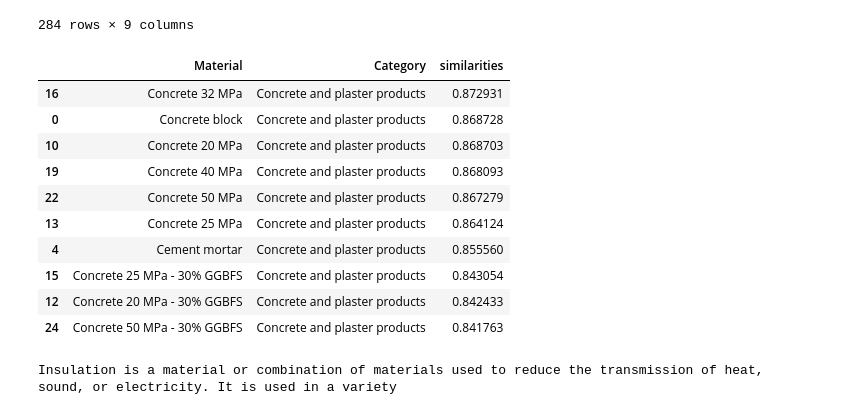
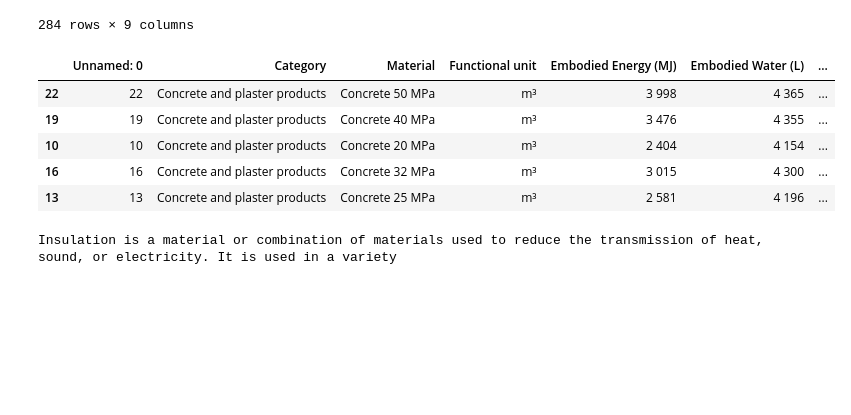
Before and after one commit to KarsonKKC/FADA3030, a Jupyter notebook: embaddings testing.ipynb, the cells around one changed output. Cells and saved outputs as stored; diff of their text form; code cells hidden in the pictures; blank space fills up the shorter version.

```diff
--- a/embaddings testing.ipynb
+++ b/embaddings testing.ipynb
@@ -157,21 +105,18 @@ search_term_epic = input('Enter a search term: ')
 # %%
 search_term_epic = input('Enter a search term: ')
 search_term_vector_epic = get_embedding(search_term_epic, engine='text-embedding-ada-002')
 df_epic['similarities'] = df_epic['embeddings'].apply(lambda x: cosine_similarity(x, search_term_vector_epic))
-sort_df = df_epic.sort_values("similarities", ascending=False)
-sort_df[['Material','Category','similarities']].head(10)
+df_epic.sort_values("similarities", ascending=False).head()
+
+# sort_df = df_epic.sort_values("similarities", ascending=False)
+# sort_df[['Material','Category','similarities']].head(10)
 # %% [output]
-|  | Material | Category | similarities |
-| 16 | Concrete 32 MPa | Concrete and plaster products | 0.872931 |
-| 0 | Concrete block | Concrete and plaster products | 0.868728 |
-| 10 | Concrete 20 MPa | Concrete and plaster products | 0.868703 |
-| 19 | Concrete 40 MPa | Concrete and plaster products | 0.868093 |
-| 22 | Concrete 50 MPa | Concrete and plaster products | 0.867279 |
-| 13 | Concrete 25 MPa | Concrete and plaster products | 0.864124 |
-| 4 | Cement mortar | Concrete and plaster products | 0.855560 |
-| 15 | Concrete 25 MPa - 30% GGBFS | Concrete and plaster products | 0.843054 |
-| 12 | Concrete 20 MPa - 30% GGBFS | Concrete and plaster products | 0.842433 |
-| 24 | Concrete 50 MPa - 30% GGBFS | Concrete and plaster products | 0.841763 |
+|  | Unnamed: 0 | Category | Material | Functional unit | Embodied Energy (MJ) | Embodied Water (L) | ... |
+| 22 | 22 | Concrete and plaster products | Concrete 50 MPa | m³ | 3 998 | 4 365 | ... |
+| 19 | 19 | Concrete and plaster products | Concrete 40 MPa | m³ | 3 476 | 4 355 | ... |
+| 10 | 10 | Concrete and plaster products | Concrete 20 MPa | m³ | 2 404 | 4 154 | ... |
+| 16 | 16 | Concrete and plaster products | Concrete 32 MPa | m³ | 3 015 | 4 300 | ... |
+| 13 | 13 | Concrete and plaster products | Concrete 25 MPa | m³ | 2 581 | 4 196 | ... |
 # %%
 highest_similarity = df_epic['similarities'].max()
 # %%
```
Also changed, not shown: parts of 9 cells of this notebook, 3 other files.
